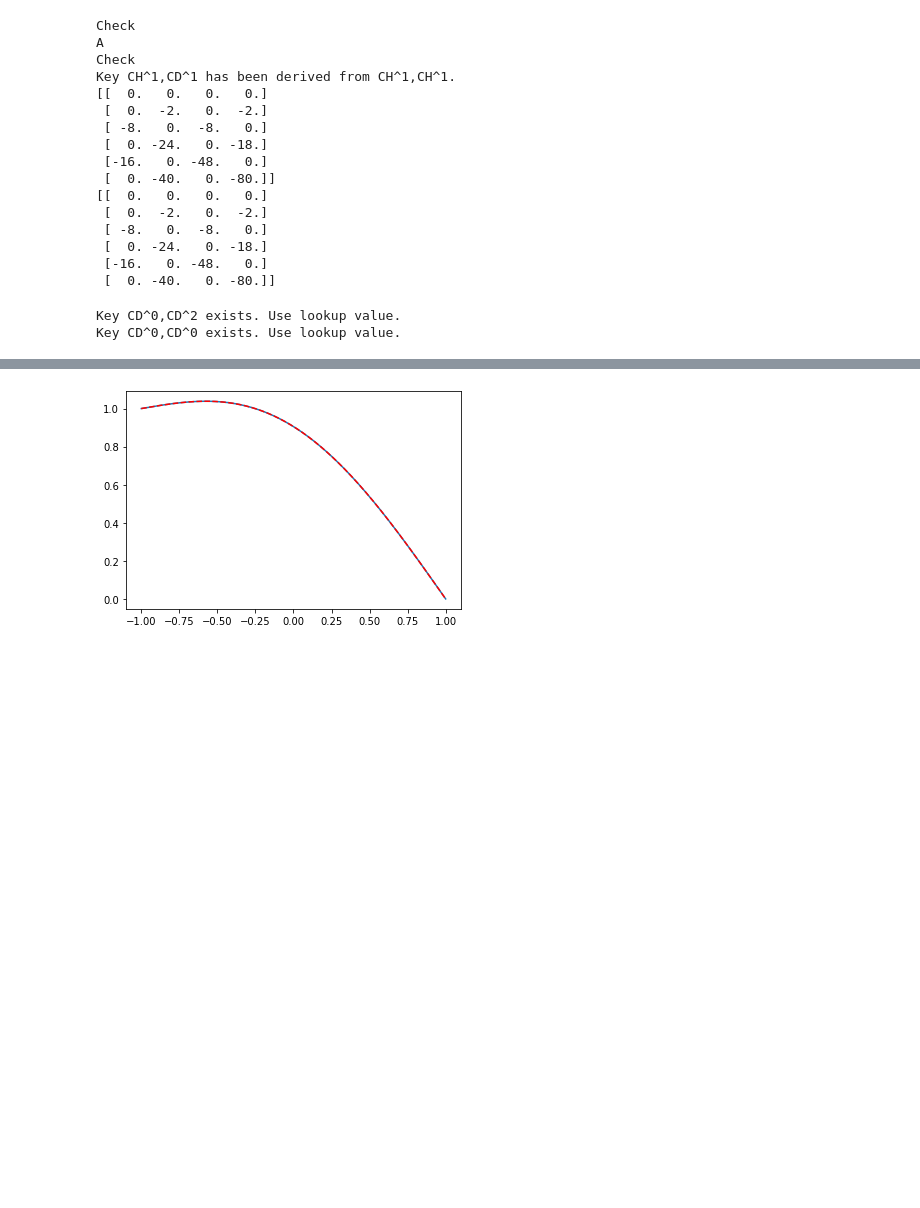
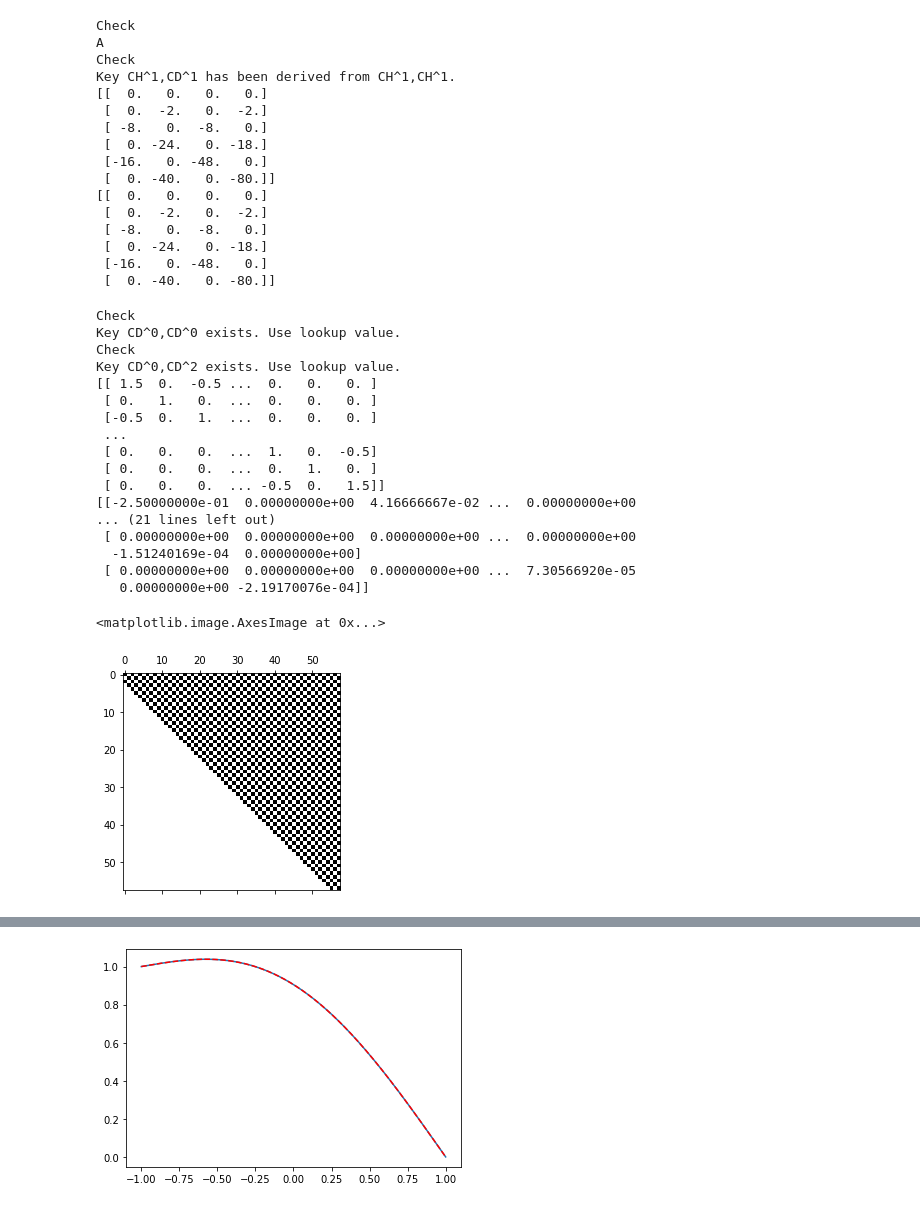
Before and after one commit to preiter93/pypde, a Jupyter notebook: Untitled.ipynb, the cells around one changed output, grey strips where cells are left out. Drawn from its saved outputs; the diff is of its cells as text; code cells hidden in the pictures; blank space fills up the shorter version.

```diff
--- a/Untitled.ipynb
+++ b/Untitled.ipynb
@@ -71,40 +71,58 @@ def solveUpperTriangularMatrix(R, b):
     for x, line in enumerate(R):
         for y, el in enumerate(line):
             R[x][y] = Fraction(el)
     for x, el in enumerate(b):
         b[x] = Fraction(el)
 
     # The solution will be here
     for step in range(len(b) - 1, 0 - 1, -1):
         if R[step][step] == 0:
             if b[step] != 0:
                 return "No solution"
             else:
                 return "Infinity solutions"
         else:
             b[step] = b[step] / R[step][step]
 
         for row in range(step - 1, 0 - 1, -1):
             b[row] -= R[row][step] * b[step]
 
 def f(x):
     y = np.zeros(x.size)
     y[x.size//2] = 1
     return y
 
 def f(x):
     y = np.cos(1*np.pi/2*x)
     return y
 
-N = 1000
-CD = ChebDirichlet(N,bc=(1.,0))
-CH = Chebyshev(N)
-x = CD.x
-sl = slice(0,N-2)
-A = CD._stiff().toarray()
-A = A[sl,sl]
-I = CD._mass().toarray()
-rhs = -f(x)
+N = 60
+CD = ChebDirichlet(N,bc=(0.,0))
+
+I = CD.mass.toarray()
+D = CD.stiff.toarray()
+DI = np.linalg.pinv(D)
+print(I)
+print(to_sparse(DI).toarray())
+print(to_sparse(DI@I).toarray())
+plt.spy(to_sparse(DI@I).toarray())
 # %% [output]
+Check
+Key CD^0,CD^0 exists. Use lookup value.
+Check
 Key CD^0,CD^2 exists. Use lookup value.
-Key CD^0,CD^0 exists. Use lookup value.
+[[ 1.5  0.  -0.5 ...  0.   0.   0. ]
+ [ 0.   1.   0.  ...  0.   0.   0. ]
+ [-0.5  0.   1.  ...  0.   0.   0. ]
+ ...
+ [ 0.   0.   0.  ...  1.   0.  -0.5]
+ [ 0.   0.   0.  ...  0.   1.   0. ]
+ [ 0.   0.   0.  ... -0.5  0.   1.5]]
+[[-2.50000000e-01  0.00000000e+00  4.16666667e-02 ...  0.00000000e+00
+... (21 lines left out)
+ [ 0.00000000e+00  0.00000000e+00  0.00000000e+00 ...  0.00000000e+00
+  -1.51240169e-04  0.00000000e+00]
+ [ 0.00000000e+00  0.00000000e+00  0.00000000e+00 ...  7.30566920e-05
+   0.00000000e+00 -2.19170076e-04]]
+<matplotlib.image.AxesImage at 0x...>
+[figure, added]
```
Also changed, not shown: parts of 2 cells of this notebook, 4 other files.
